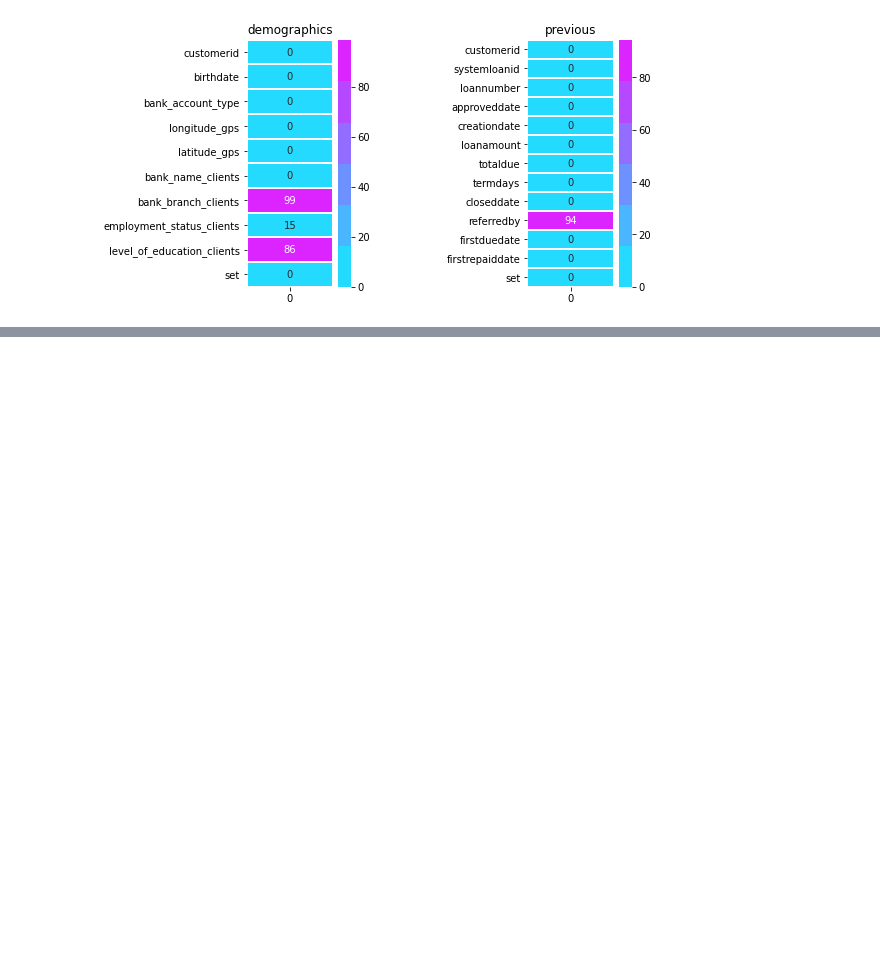
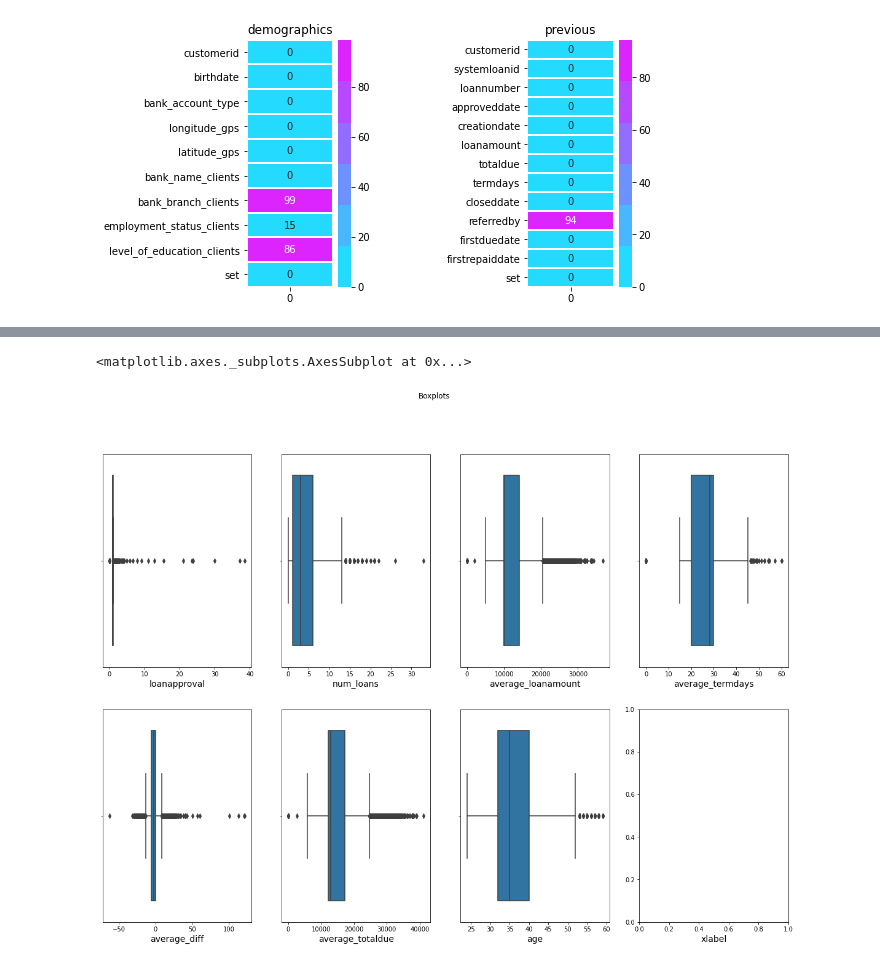
Before and after one commit to morreh89/Loan-Default-Prediction, a Jupyter notebook: Loan_Default_Prediction.ipynb, the cells around one changed output, grey strips where cells are left out. Cells and saved outputs as stored; diff of their text form; code cells hidden in the pictures; blank space fills up the shorter version.

```diff
--- a/Loan_Default_Prediction.ipynb
+++ b/Loan_Default_Prediction.ipynb
@@ -344,0 +503,2 @@ plt.subplots_adjust(wspace = 1.6)
+# %%
+final_df[['average_diff','average_termdays', 'average_totaldue','num_loans','average_loanamount','loanapproval']] = final_df[['average_diff','average_termdays', 'average_totaldue','num_loans','average_loanamount','loanapproval']].fillna(value=0)
@@ -344,0 +525,4 @@ plt.subplots_adjust(wspace = 1.6)
+# %%
+final_df = final_df[['customerid', 'age', 'bank_name_clients','bank_account_type', 'bank_branch_clients','longitude_gps',
+       'latitude_gps', 'employment_status_clients', 'level_of_education_clients', 'loanapproval', 'num_loans','average_loanamount',
+       'average_termdays', 'average_diff',  'average_totaldue', 'referredby', 'good_bad_flag', 'set']]
@@ -344,0 +536,7 @@ plt.subplots_adjust(wspace = 1.6)
+# %%
+#Filling missing values
+final_df['bank_branch_clients'].fillna('Unknown', inplace=True)
+final_df['employment_status_clients'].fillna('Unknown', inplace=True)
+final_df['good_bad_flag'].fillna('Unknown', inplace=True)
+# %%
+final_df.drop('level_of_education_clients', axis='columns', inplace=True)  #Dropped because it has 5023 misssing records
@@ -344,0 +572,24 @@ plt.subplots_adjust(wspace = 1.6)
+# %%
+#Detecting outliers
+
+# Checking for Outliers
+fig, ((ax1, ax2, ax3, ax4), (ax5, ax6, ax7, ax8)) = plt.subplots(2,4, figsize=(20, 14))
+fig.suptitle('Boxplots')
+ax1.set_xlabel('xlabel',fontsize=14)
+ax2.set_xlabel('xlabel',fontsize=14)
+ax3.set_xlabel('xlabel',fontsize=14)
+ax4.set_xlabel('xlabel',fontsize=14)
+ax5.set_xlabel('xlabel',fontsize=14)
+ax6.set_xlabel('xlabel',fontsize=14)
+ax7.set_xlabel('xlabel',fontsize=14)
+ax8.set_xlabel('xlabel',fontsize=14)
+sns.boxplot(final_df['loanapproval'], ax=ax1)
+sns.boxplot(final_df['num_loans'], ax=ax2)
+sns.boxplot(final_df['average_loanamount'], ax=ax3)
+sns.boxplot(final_df['average_termdays'], ax=ax4)
+sns.boxplot(final_df['average_diff'], ax=ax5)
+sns.boxplot(final_df['average_totaldue'], ax=ax6)
+sns.boxplot(final_df['age'], ax=ax7)
+# %% [output]
+<matplotlib.axes._subplots.AxesSubplot at 0x...>
+[figure, added]
```
Also changed, not shown: parts of 125 cells of this notebook.
